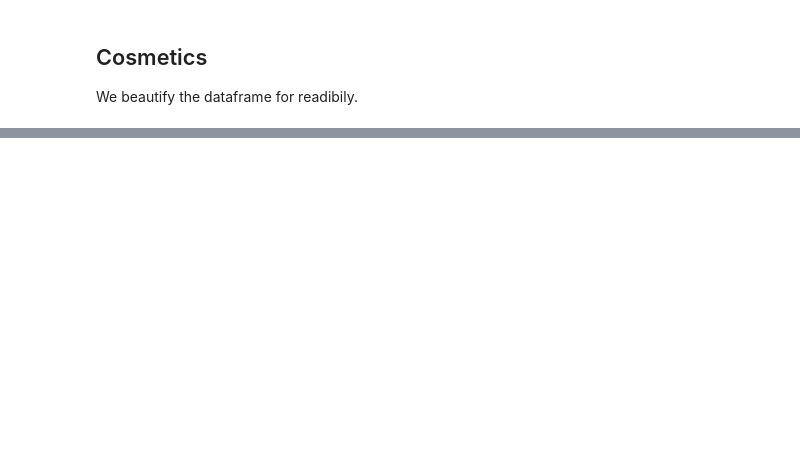
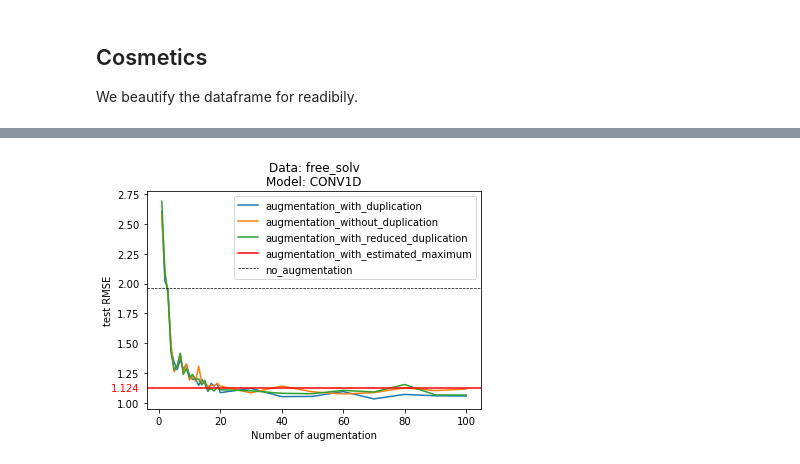
Before and after one commit to volkamerlab/maxsmi, a Jupyter notebook: maxsmi/results_tables.ipynb, the cells around one changed output, grey strips where cells are left out. Cells and saved outputs as stored; diff of their text form; code cells hidden in the pictures; blank space fills up the shorter version.

```diff
--- a/maxsmi/results_tables.ipynb
+++ b/maxsmi/results_tables.ipynb
@@ -257,0 +432,4 @@ dfi.export(df_styler, f"figures/dataframe_{TASK}.png")
+# %%
+plot_metric("rmse", "test", task="free_solv", model="CONV1D", grid=full_grid)
+# %% [output]
+[figure, added]
```
Also changed, not shown: parts of 10 cells of this notebook.
